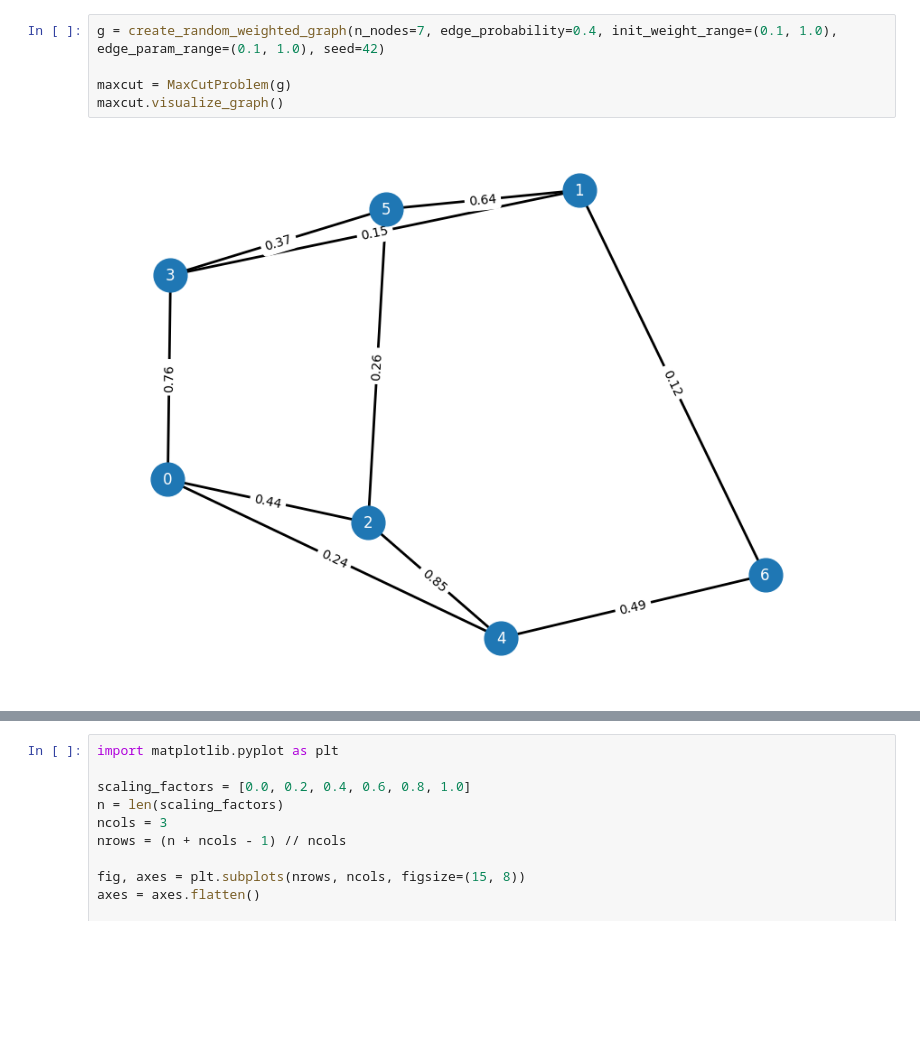
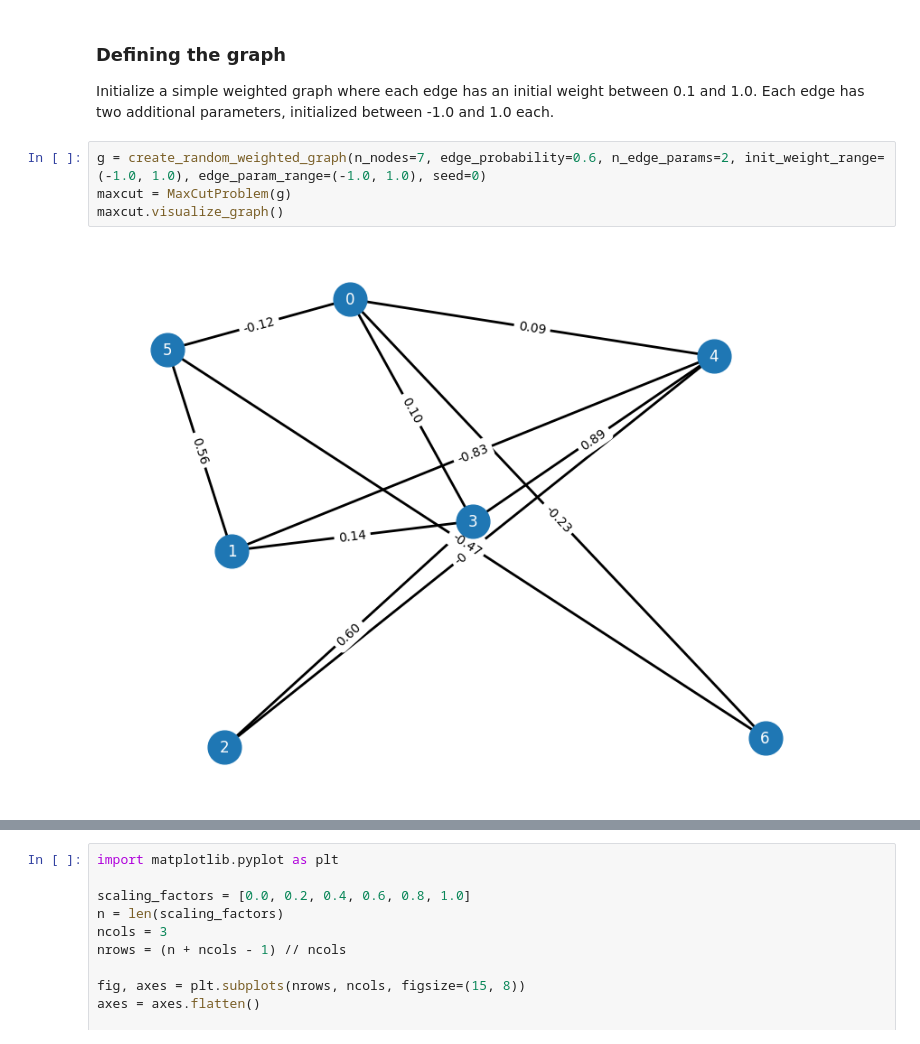
Before and after one commit to FedeHR/ham-iltonian, a Jupyter notebook: src/examples/maxcut.ipynb, the cells around one changed output, grey strips where cells are left out. Saved outputs shown, nothing was run; the diff lists cells and outputs as text; blank space fills up the shorter version.

```diff
--- a/src/examples/maxcut.ipynb
+++ b/src/examples/maxcut.ipynb
@@ -12,7 +9,10 @@ ImportError: cannot import name 'get_modifiers' from 'hamiltonians.parameter_mod
+# %% [markdown]
+
+### Defining the graph
+Initialize a simple weighted graph where each edge has an initial weight between 0.1 and 1.0. Each edge has two additional parameters, initialized between -1.0 and 1.0 each.
 # %%
-g = create_random_weighted_graph(n_nodes=7, edge_probability=0.4, init_weight_range=(0.1, 1.0), edge_param_range=(0.1, 1.0), seed=42)
-
+g = create_random_weighted_graph(n_nodes=7, edge_probability=0.6, n_edge_params=2, init_weight_range=(-1.0, 1.0), edge_param_range=(-1.0, 1.0), seed=0)
 maxcut = MaxCutProblem(g)
 maxcut.visualize_graph()
 # %% [output]
-[figure, old version]
+[figure, new version]
```
Also changed, not shown: parts of 16 cells of this notebook, 8 other files.
